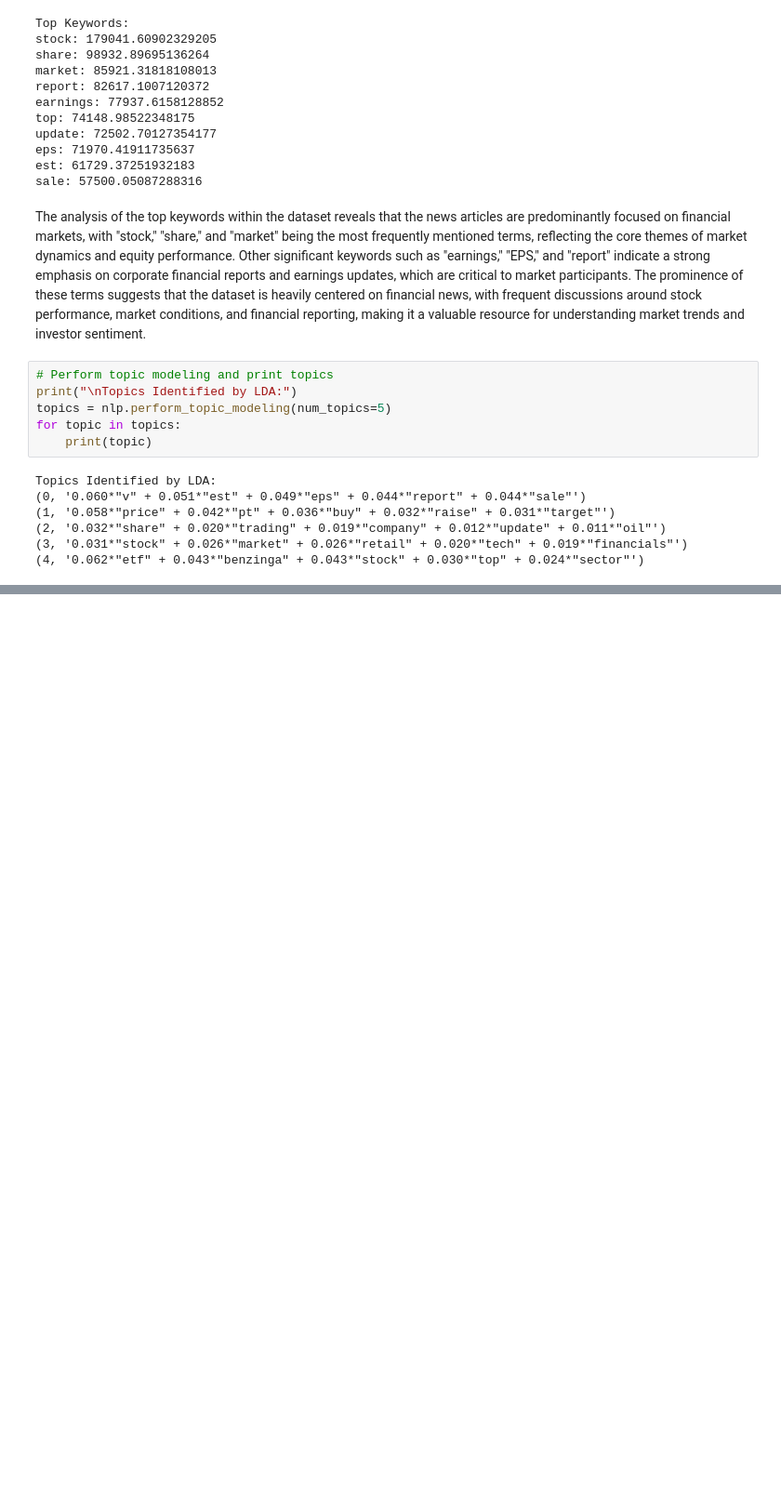
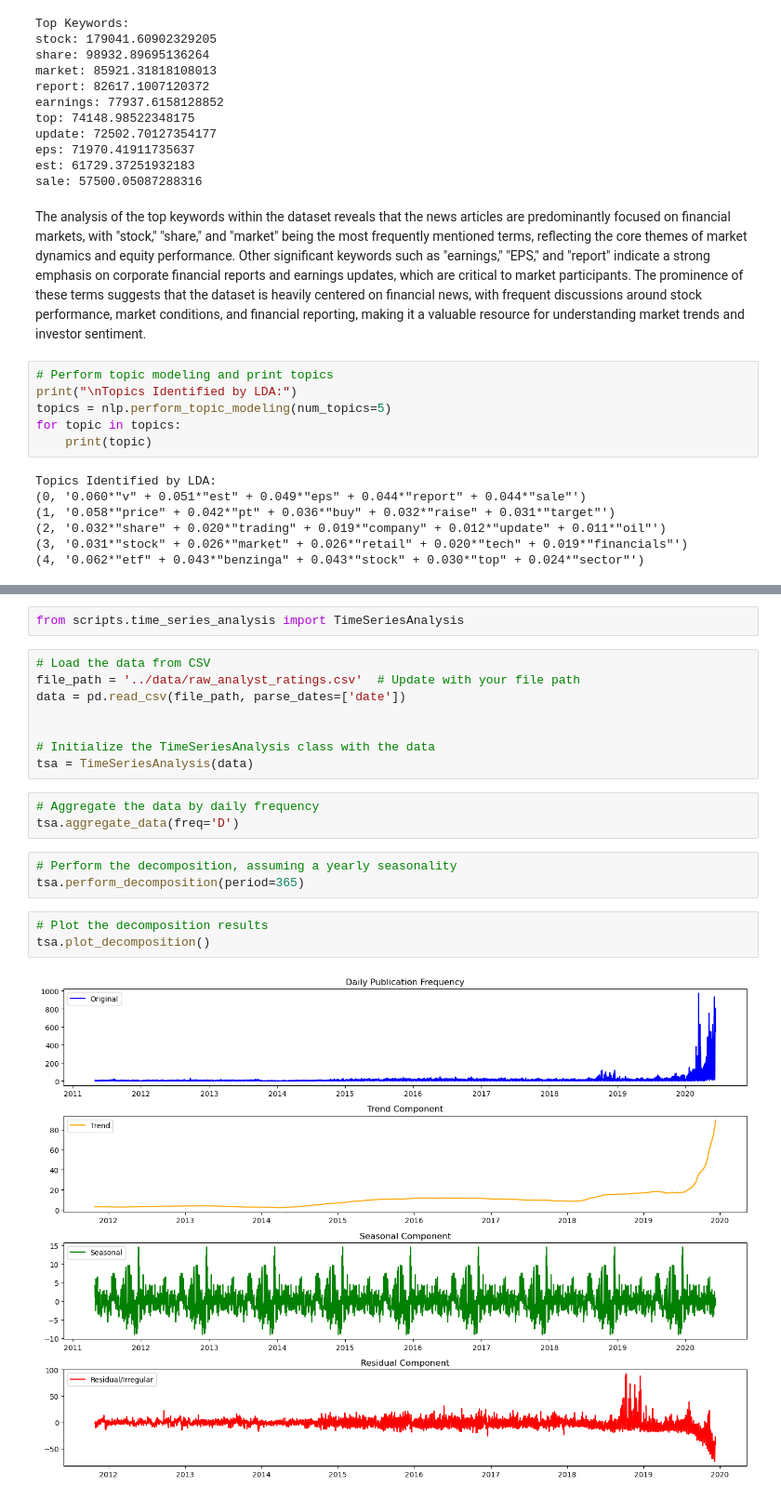
Before and after one commit to hermelawesene/Nova-Financial-Solution, a Jupyter notebook: notebooks/EDA.ipynb, the cells around one changed output, grey strips where cells are left out. Shown: that part at 93% size. Drawn from its saved outputs; the diff is of its cells as text; blank space fills up the shorter version.

Commit message:
time series analysis

```diff
--- a/notebooks/EDA.ipynb
+++ b/notebooks/EDA.ipynb
@@ -219,0 +254,21 @@ Topics Identified by LDA:
+# %%
+from scripts.time_series_analysis import TimeSeriesAnalysis
+# %%
+# Load the data from CSV
+file_path = '../data/raw_analyst_ratings.csv'  # Update with your file path
+data = pd.read_csv(file_path, parse_dates=['date'])
+
+
+# Initialize the TimeSeriesAnalysis class with the data
+tsa = TimeSeriesAnalysis(data)
+# %%
+# Aggregate the data by daily frequency
+tsa.aggregate_data(freq='D')
+# %%
+# Perform the decomposition, assuming a yearly seasonality
+tsa.perform_decomposition(period=365)
+# %%
+# Plot the decomposition results
+tsa.plot_decomposition()
+# %% [output]
+[figure, added]
```
Also changed, not shown: parts of 6 cells of this notebook, 1 other file.
